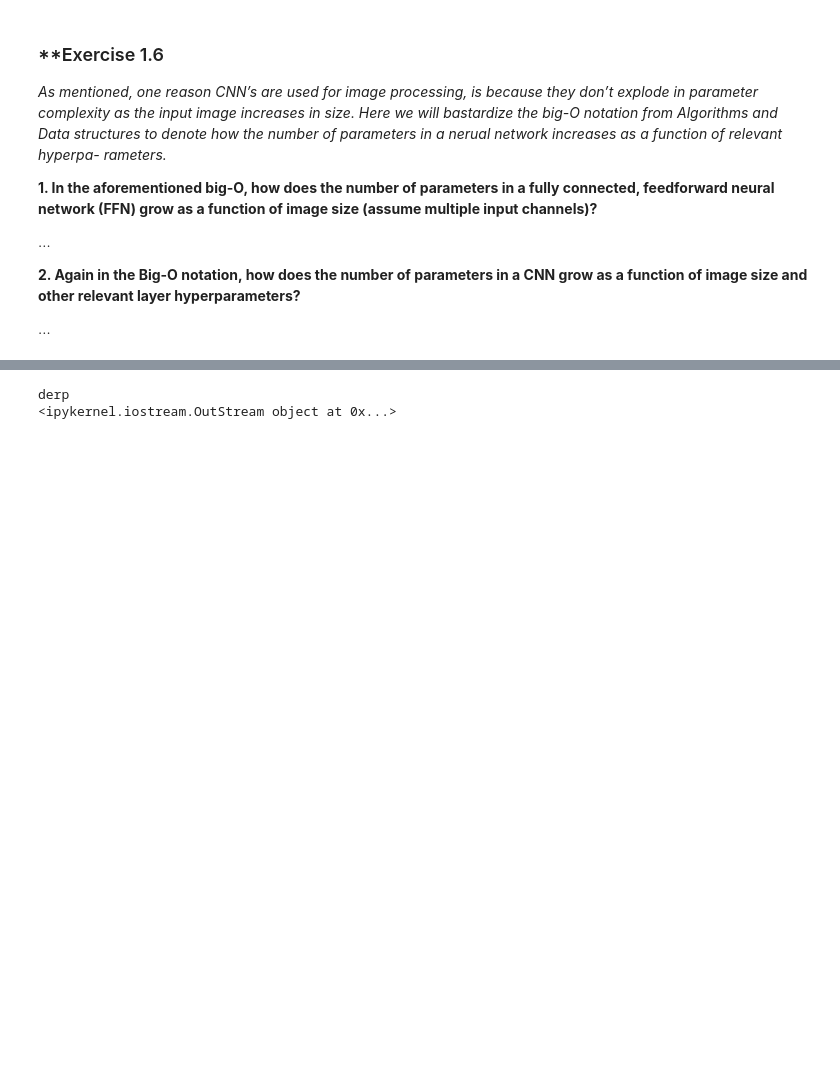
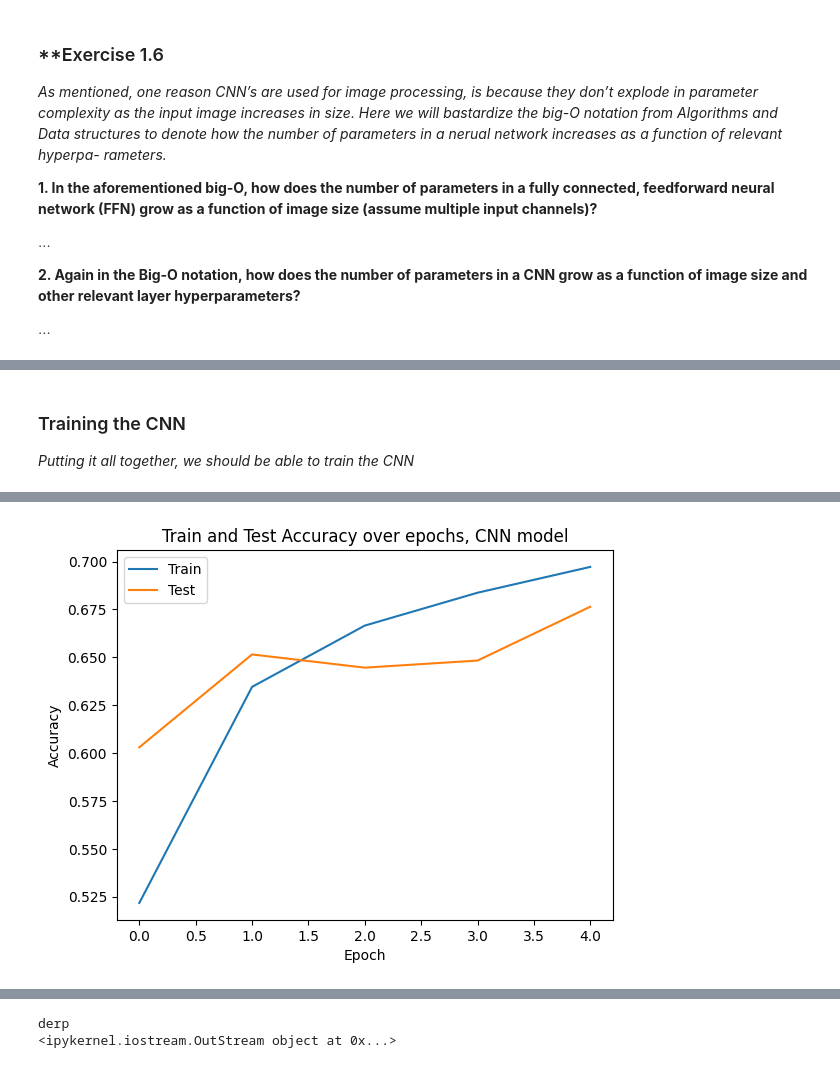
Before and after one commit to Twinbo/Signals-and-Data-Autumn-2025-student, a Jupyter notebook: week_3/ex_week_3.ipynb, the cells around one changed output, grey strips where cells are left out. Cells and saved outputs as stored; diff of their text form; code cells hidden in the pictures; blank space fills up the shorter version.

```diff
--- a/week_3/ex_week_3.ipynb
+++ b/week_3/ex_week_3.ipynb
@@ -479,13 +275,0 @@ torch.Size([16, 1, 28, 28])
-# %%
-fig, ax = plt.subplots()
-
-epochs = list(range(train_epochs))
-
-ax.plot(epochs, train_accs, color='orange', label='Train Accuracy')
-
-ax.plot(epochs, test_accs, color='green', label='Test Accuracy')
-ax.set_title('Train and Test Accuracy')
-ax.set_xlabel('Epochs')
-ax.set_ylabel('Accuracy')
-ax.legend()
-plt.show()
@@ -644,0 +438,38 @@ torch.Size([10, 28, 28])
+# %% [markdown]
+### Training the CNN
+
+*Putting it all together, we should be able to train the CNN*
+# %%
+train_dataloader = torch.utils.data.DataLoader(train_set, batch_size=16, shuffle=True, collate_fn=collate_fn)
+test_dataloader = torch.utils.data.DataLoader(test_set, batch_size=16, shuffle=False, collate_fn=collate_fn)
+
+in_channels = next(iter(train_dataloader))[0].shape[1]
+in_width_height = next(iter(train_dataloader))[0].shape[-1]
+
+# Make a dummy model to find out the size before the first linear layer
+CNN_model = CNN(num_classes=10, in_channels=in_channels, lr=0.001)
+feats_fore_linear = get_dim_before_first_linear(CNN_model.layers, in_width_height, in_channels, brain=False)
+
+# Now make true model when we know how many features we have before the first linear layer
+CNN_model = CNN(num_classes=10, in_channels=in_channels, features_fore_linear=feats_fore_linear, lr=0.001)
+
+train_epochs = 5
+train_accs, test_accs = CNN_model.train(train_dataloader, epochs=train_epochs,  val_dataloader=test_dataloader)
+# CNN_model.eval(test_dataloader)
+
+# plot train and test accuracies
+plt.plot(range(train_epochs), train_accs, label='Train')
+plt.plot(range(train_epochs), test_accs, label='Test')
+
+
+plt.xlabel('Epoch')
+plt.ylabel('Accuracy')
+plt.title('Train and Test Accuracy over epochs, CNN model')
+plt.legend()
+plt.show()
+
+# TODO: ADD QUESTION: WHY IS TRAIN ACCURACY MUCH LOWER THAN TEST ACCURACY FOR THE FIRST EPOCH?
+
+
+# model.forward_checker(torch.zeros(16, 3, 64, 64))
+# %% [output]
@@ -644,0 +481 @@ torch.Size([10, 28, 28])
+[figure, added]
```
Also changed, not shown: parts of 33 cells of this notebook.
